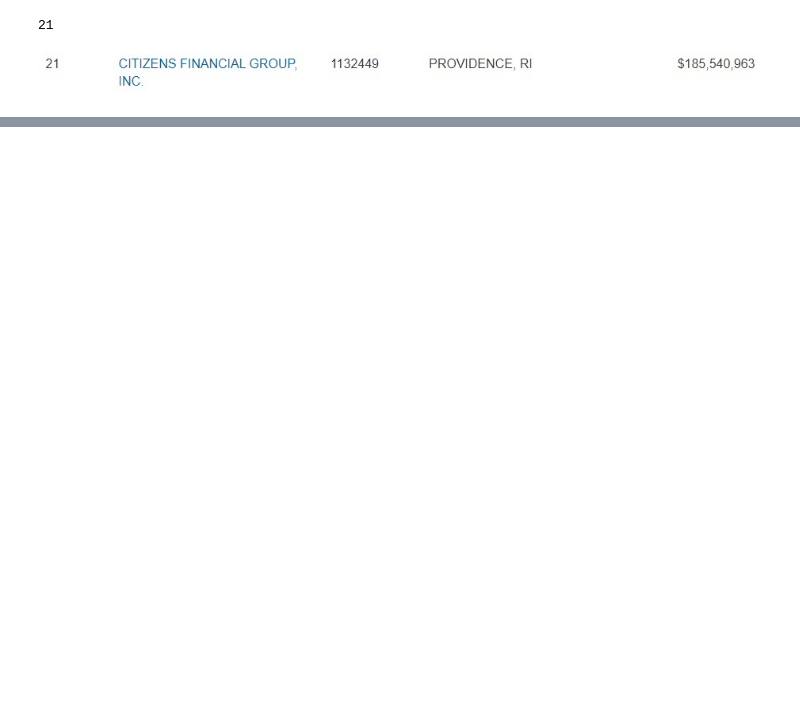
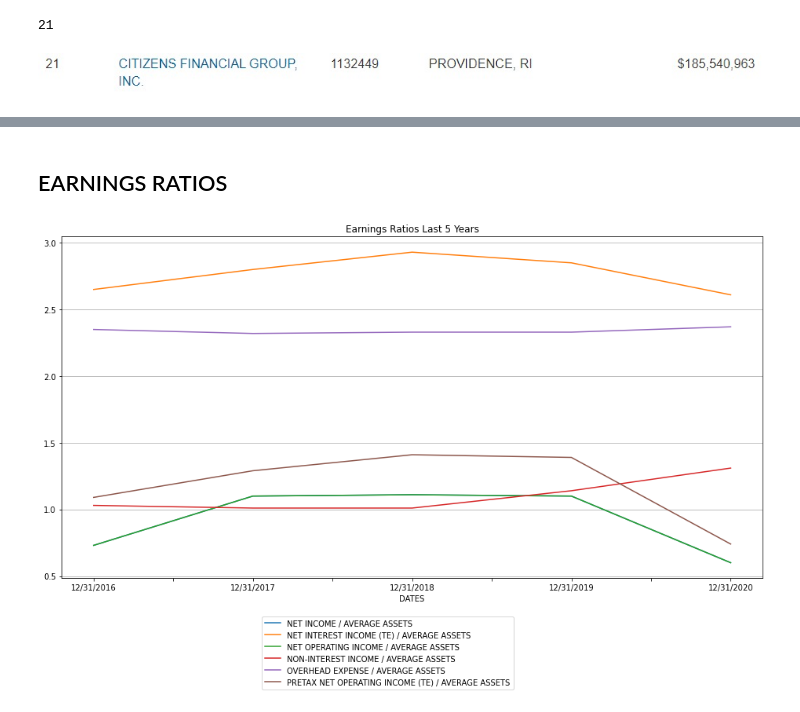
Before and after one commit to walkawalker/BHC-Analysis, a Jupyter notebook: Assignment 9 MFI.ipynb, the cells around one changed output, grey strips where cells are left out. Cells and saved outputs as stored; diff of their text form; code cells hidden in the pictures; blank space fills up the shorter version.

```diff
--- a/Assignment 9 MFI.ipynb
+++ b/Assignment 9 MFI.ipynb
@@ -15,0 +49,36 @@ print(random.randint(1,100))
+# %%
+#for date in daterange:
+dt = '20201231'
+urlstr = 'https://www.ffiec.gov/npw/FinancialReport/ReturnFinancialReportCSV?rpt=BHCPR&id=1132449&dt=' + dt
+req = requests.get(urlstr)
+urlcontent = req.content
+filename = dt + 'downloaded.csv'
+csv_file = open(filename, 'wb')
+csv_file.write(urlcontent)
+csv_file.close()
+# %% [markdown]
+## EARNINGS RATIOS
+# %%
+earningsratiolist = ['NET INTEREST INCOME (TE) / AVERAGE ASSETS', 'NON-INTEREST INCOME / AVERAGE ASSETS', 'OVERHEAD EXPENSE / AVERAGE ASSETS',
+                       'PRETAX NET OPERATING INCOME (TE) / AVERAGE ASSETS', 'NET OPERATING INCOME / AVERAGE ASSETS', 'NET INCOME / AVERAGE ASSETS']
+daterange2 = ['12/31/2020', '12/31/2019', '12/31/2018', '12/31/2017', '12/31/2016']
+testcase = dt + 'downloaded.csv'
+df = pd.read_csv(testcase, header =None, skiprows=15)
+df.rename(columns={0: 'ID', 1:'Ratio Type', 2: 'Value'}, inplace=True)
+df['Value'] = pd.to_numeric(df['Value'], errors = 'coerce')
+df = df[(df['Value'] <= 100) & (df['Value'] != 0) & (df['Value'] >= -100)]
+df['COUNT'] = df.groupby(['Ratio Type']).cumcount()+1
+df = df.set_index(['Ratio Type', 'COUNT'])['Value'].unstack().add_prefix('col').reset_index()
+df.rename(columns={'COUNT': 'Index', 'col1': daterange2[0], 'col2':daterange2[1], 'col3': daterange2[2],
+                   'col4':daterange2[3], 'col5': daterange2[4]}, inplace=True)
+df = df[df['Ratio Type'].isin(earningsratiolist)]
+df = df[['Ratio Type','12/31/2020', '12/31/2019', '12/31/2018', '12/31/2017', '12/31/2016']]
+df.set_index('Ratio Type', inplace = True)
+df = df.transpose()
+df = df.sort_index(axis=0)
+ax = df.plot(figsize=(16,8), title='Earnings Ratios Last 5 Years')
+ax.legend(bbox_to_anchor=(0.65,-0.1))
+ax.set_xlabel('DATES')
+ax.grid(axis='y', linestyle='-')
+# %% [output]
+[figure, added]
```
Also changed, not shown: parts of 10 cells of this notebook, 1 other file.
